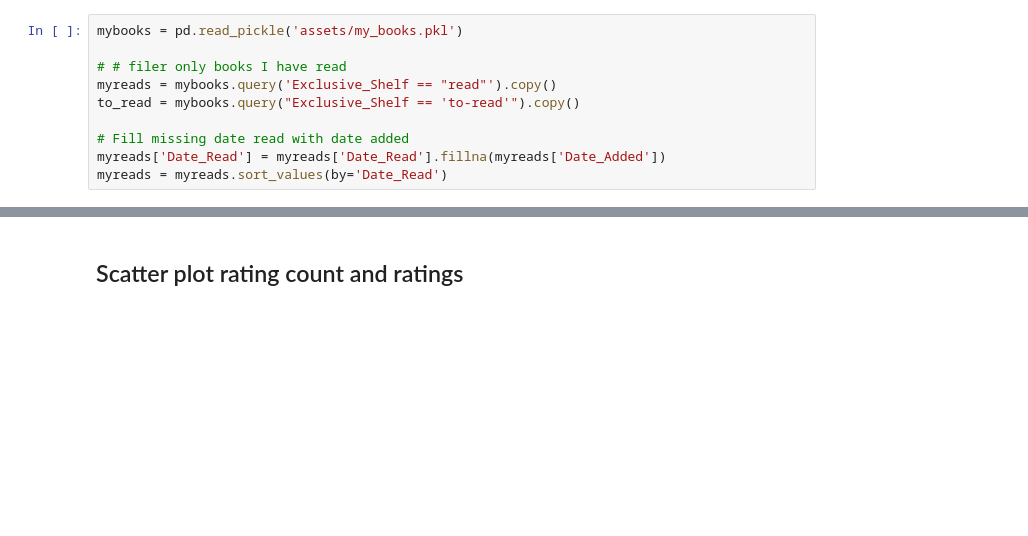
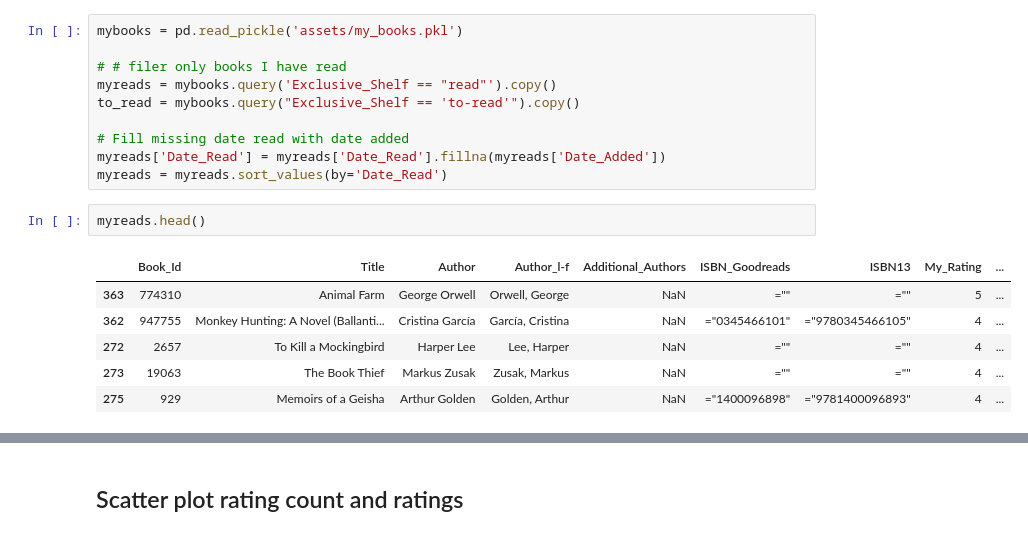
Before and after one commit to lalelisealstad/mybook-dashboard, a Jupyter notebook: notebooks/3_data_visualization.ipynb, the cells around one changed output, grey strips where cells are left out. Drawn from its saved outputs; the diff is of its cells as text; blank space fills up the shorter version.

```diff
--- a/notebooks/4_data_visualization.ipynb
+++ b/notebooks/3_data_visualization.ipynb
@@ -53,3 +53,12 @@ to_read = mybooks.query("Exclusive_Shelf == 'to-read'").copy()
 # Fill missing date read with date added
 myreads['Date_Read'] = myreads['Date_Read'].fillna(myreads['Date_Added'])
 myreads = myreads.sort_values(by='Date_Read')
+# %%
+myreads.head()
+# %% [output]
+|  | Book_Id | Title | Author | Author_l-f | Additional_Authors | ISBN_Goodreads | ISBN13 | My_Rating | ... |
+| 363 | 774310 | Animal Farm | George Orwell | Orwell, George | NaN | ="" | ="" | 5 | ... |
+| 362 | 947755 | Monkey Hunting: A Novel (Ballanti... | Cristina García | García, Cristina | NaN | ="0345466101" | ="9780345466105" | 4 | ... |
+| 272 | 2657 | To Kill a Mockingbird | Harper Lee | Lee, Harper | NaN | ="" | ="" | 4 | ... |
+| 273 | 19063 | The Book Thief | Markus Zusak | Zusak, Markus | NaN | ="" | ="" | 4 | ... |
+| 275 | 929 | Memoirs of a Geisha | Arthur Golden | Golden, Arthur | NaN | ="1400096898" | ="9781400096893" | 4 | ... |
```
Also changed, not shown: parts of 2 cells of this notebook, 18 other files.
